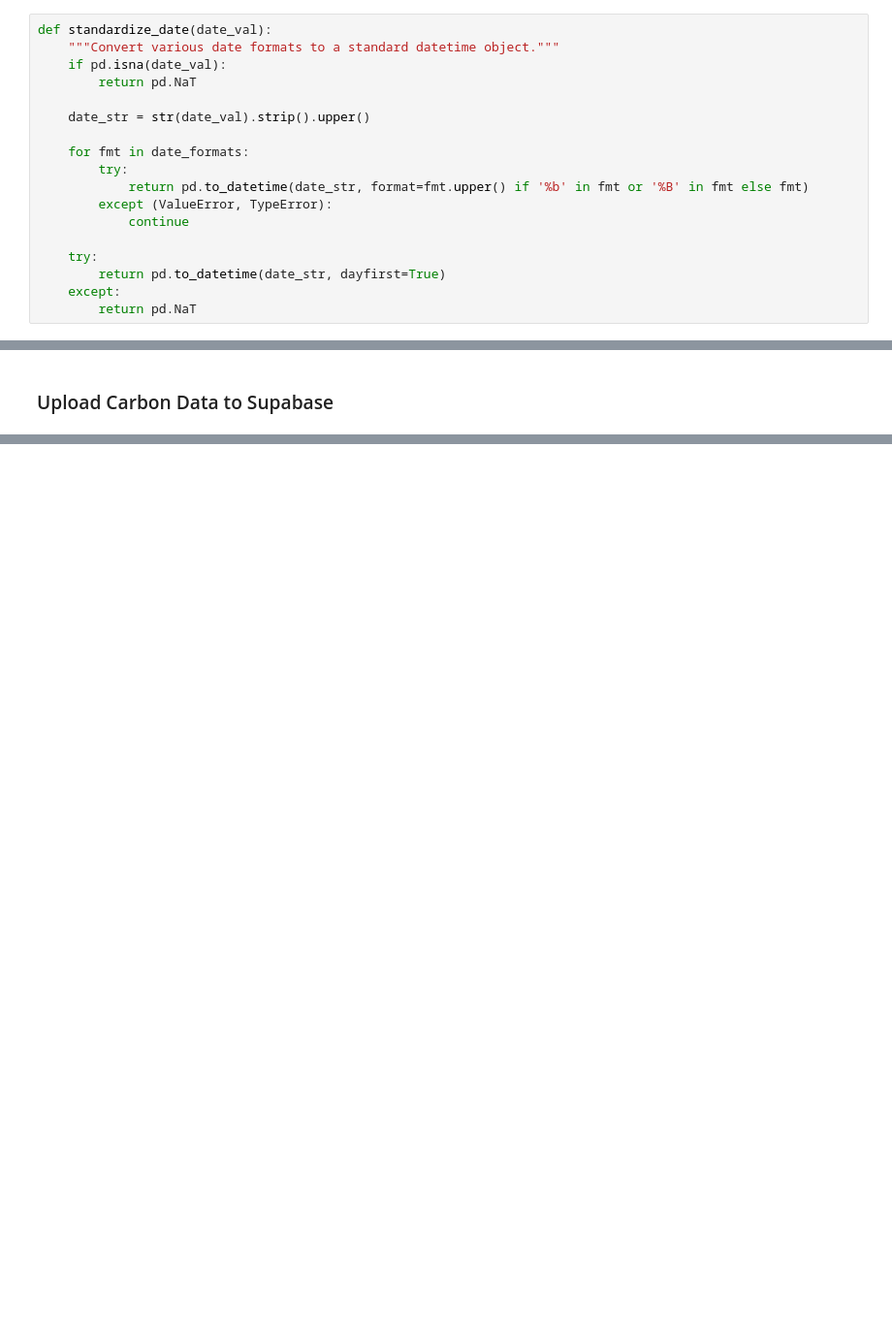
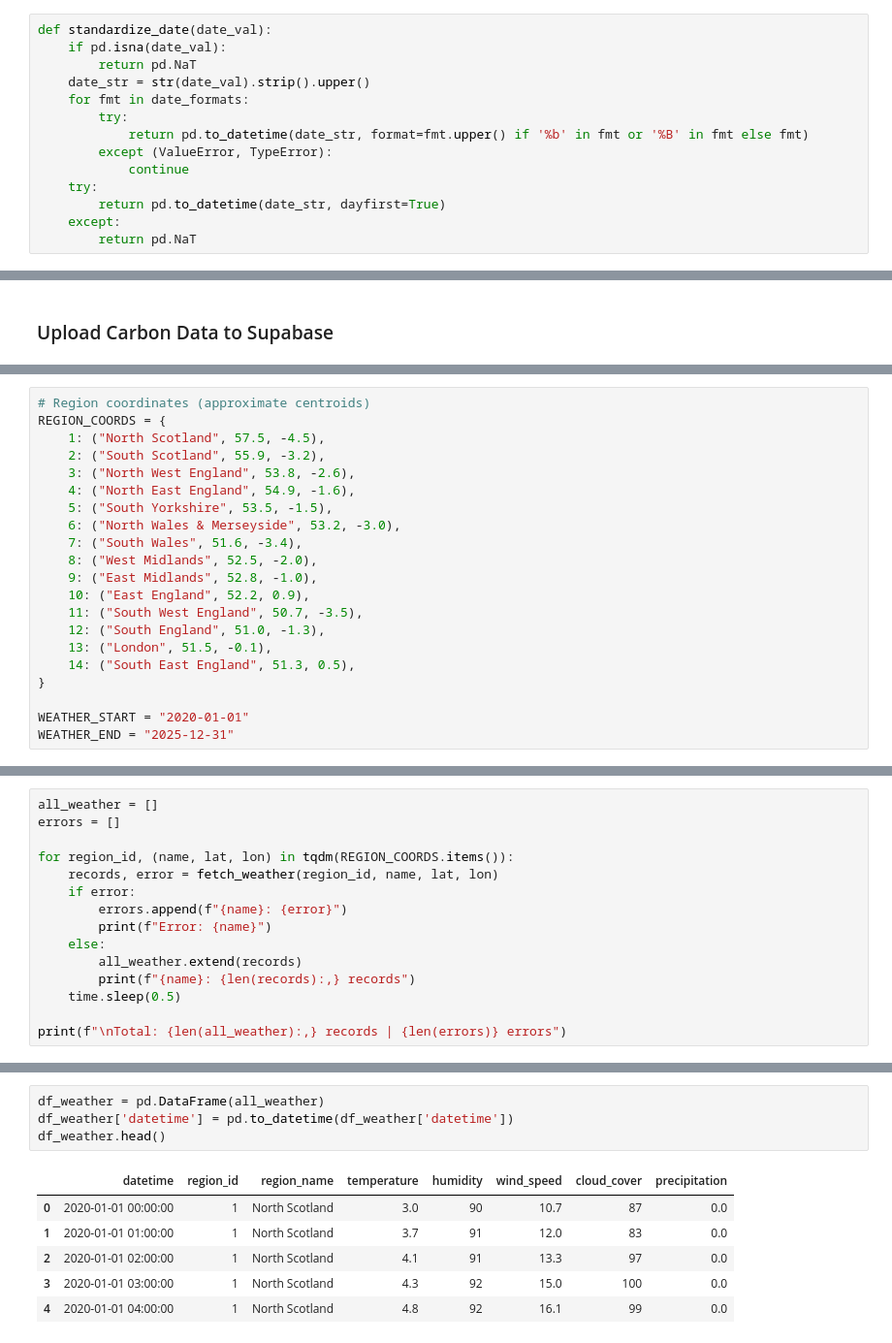
Before and after one commit to 1509Chamma/ukenergydashboard, a Jupyter notebook: notebooks/data_analysis.ipynb, the cells around one changed output, grey strips where cells are left out. Shown at 97% size. Drawn from its saved outputs; the diff is of its cells as text; blank space fills up the shorter version.

Commit message:
Added historic weather and quality checked

```diff
--- a/notebooks/data_analysis.ipynb
+++ b/notebooks/data_analysis.ipynb
@@ -81,18 +82,14 @@ date_formats = [
 ]
 # %%
 def standardize_date(date_val):
-    """Convert various date formats to a standard datetime object."""
     if pd.isna(date_val):
         return pd.NaT
-
     date_str = str(date_val).strip().upper()
-
     for fmt in date_formats:
         try:
             return pd.to_datetime(date_str, format=fmt.upper() if '%b' in fmt or '%B' in fmt else fmt)
         except (ValueError, TypeError):
             continue
-
     try:
         return pd.to_datetime(date_str, dayfirst=True)
     except:
@@ -702,0 +555,21 @@ print(f"Done! Uploaded {total:,} records")
+# %%
+# Region coordinates (approximate centroids)
+REGION_COORDS = {
+    1: ("North Scotland", 57.5, -4.5),
+    2: ("South Scotland", 55.9, -3.2),
+    3: ("North West England", 53.8, -2.6),
+    4: ("North East England", 54.9, -1.6),
+    5: ("South Yorkshire", 53.5, -1.5),
+    6: ("North Wales & Merseyside", 53.2, -3.0),
+    7: ("South Wales", 51.6, -3.4),
+    8: ("West Midlands", 52.5, -2.0),
+    9: ("East Midlands", 52.8, -1.0),
+    10: ("East England", 52.2, 0.9),
+    11: ("South West England", 50.7, -3.5),
+    12: ("South England", 51.0, -1.3),
+    13: ("London", 51.5, -0.1),
+    14: ("South East England", 51.3, 0.5),
+}
+
+WEATHER_START = "2020-01-01"
+WEATHER_END = "2025-12-31"
@@ -702,0 +617,15 @@ print(f"Done! Uploaded {total:,} records")
+# %%
+all_weather = []
+errors = []
+
+for region_id, (name, lat, lon) in tqdm(REGION_COORDS.items()):
+    records, error = fetch_weather(region_id, name, lat, lon)
+    if error:
+        errors.append(f"{name}: {error}")
+        print(f"Error: {name}")
+    else:
+        all_weather.extend(records)
+        print(f"{name}: {len(records):,} records")
+    time.sleep(0.5)
+
+print(f"\nTotal: {len(all_weather):,} records | {len(errors)} errors")
@@ -702,0 +646,11 @@ print(f"Done! Uploaded {total:,} records")
+# %%
+df_weather = pd.DataFrame(all_weather)
+df_weather['datetime'] = pd.to_datetime(df_weather['datetime'])
+df_weather.head()
+# %% [output]
+|  | datetime | region_id | region_name | temperature | humidity | wind_speed | cloud_cover | precipitation |
+| 0 | 2020-01-01 00:00:00 | 1 | North Scotland | 3.0 | 90 | 10.7 | 87 | 0.0 |
+| 1 | 2020-01-01 01:00:00 | 1 | North Scotland | 3.7 | 91 | 12.0 | 83 | 0.0 |
+| 2 | 2020-01-01 02:00:00 | 1 | North Scotland | 4.1 | 91 | 13.3 | 97 | 0.0 |
+| 3 | 2020-01-01 03:00:00 | 1 | North Scotland | 4.3 | 92 | 15.0 | 100 | 0.0 |
+| 4 | 2020-01-01 04:00:00 | 1 | North Scotland | 4.8 | 92 | 16.1 | 99 | 0.0 |
```
Also changed, not shown: parts of 49 cells of this notebook.
